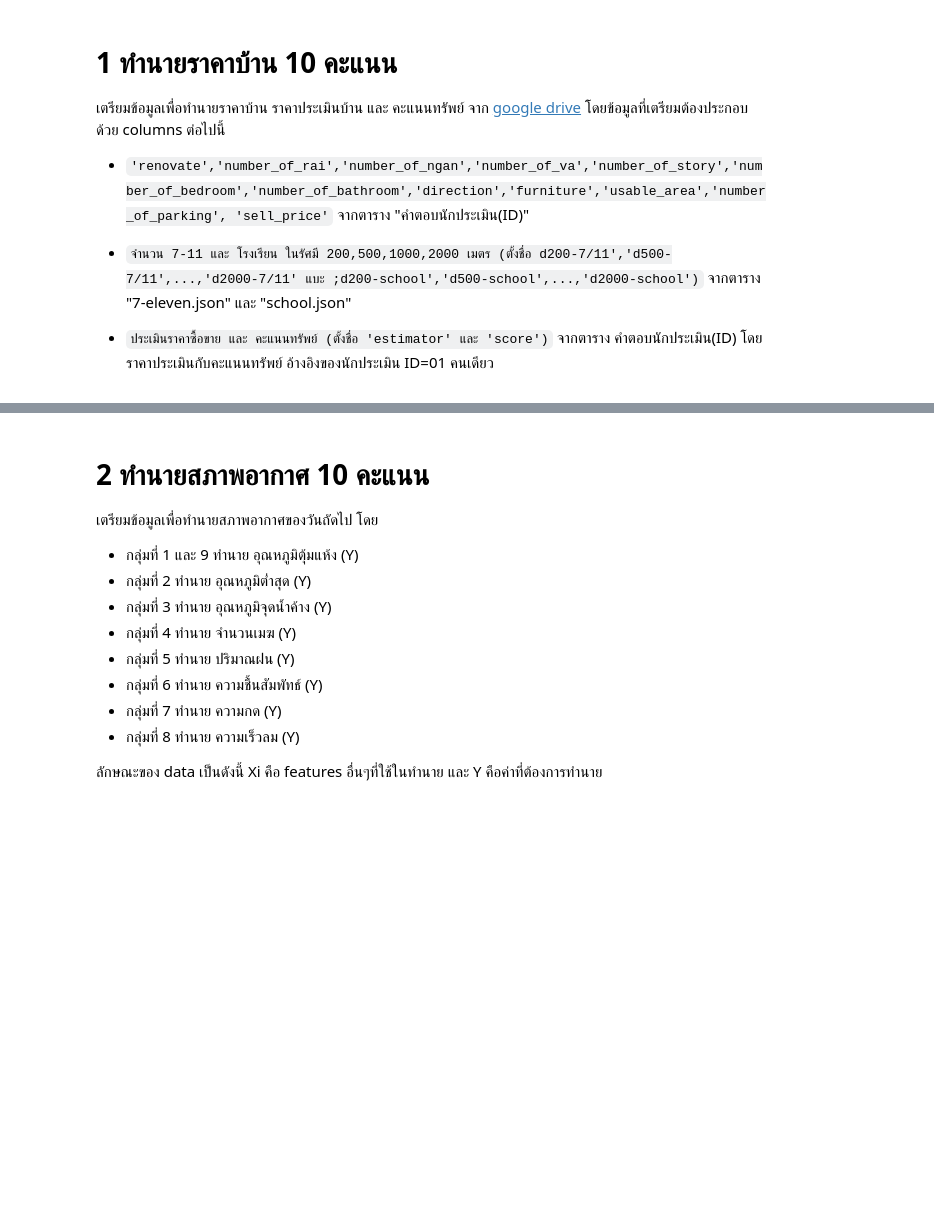
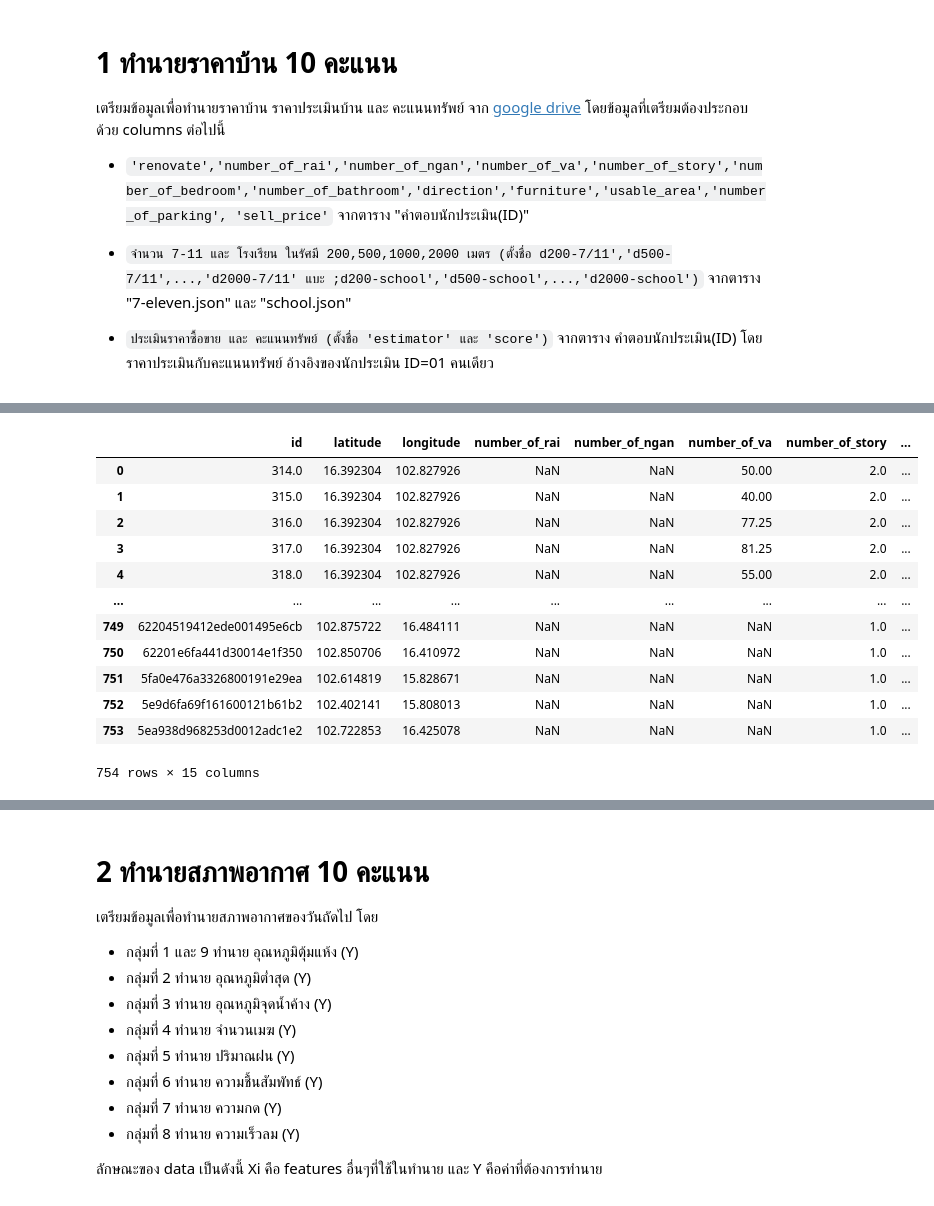
Before and after one commit to NewtonSawitta/bsc_dpdm22, a Jupyter notebook: midterm_dpdm22.ipynb, the cells around one changed output, grey strips where cells are left out. Drawn from its saved outputs; the diff is of its cells as text; code cells hidden in the pictures; blank space fills up the shorter version.

```diff
--- a/midterm_dpdm22.ipynb
+++ b/midterm_dpdm22.ipynb
@@ -11,0 +204,4 @@
+# %%
+link = 'https://docs.google.com/spreadsheets/d/1REdJzoGqhVn3fnM1I0GoSLzzeW2dAr2UNo1b64hNbJY/export?format=xlsx'
+home1 = pd.read_excel(link,sheet_name='บ้านมือ1')
+home1.head()
@@ -11,0 +226,3 @@
+# %%
+home1 = home1[['id','latitude','longitude','number_of_rai','number_of_ngan','number_of_va','number_of_story','number_of_bedroom','number_of_bathroom','direction','furniture','usable_area','number_of_parking', 'sell_price']]
+home1.head()
@@ -11,0 +236,18 @@
+# %%
+home1['second_hand'] = 'บ้านมือ1'
+# %%
+home1
+# %% [output]
+|  | id | latitude | longitude | number_of_rai | number_of_ngan | number_of_va | number_of_story | ... |
+| 0 | 314.0 | 16.392304 | 102.827926 | NaN | NaN | 50.00 | 2.0 | ... |
+| 1 | 315.0 | 16.392304 | 102.827926 | NaN | NaN | 40.00 | 2.0 | ... |
+| 2 | 316.0 | 16.392304 | 102.827926 | NaN | NaN | 77.25 | 2.0 | ... |
+| 3 | 317.0 | 16.392304 | 102.827926 | NaN | NaN | 81.25 | 2.0 | ... |
+| 4 | 318.0 | 16.392304 | 102.827926 | NaN | NaN | 55.00 | 2.0 | ... |
+| ... | ... | ... | ... | ... | ... | ... | ... | ... |
+| 749 | 62204519412ede001495e6cb | 102.875722 | 16.484111 | NaN | NaN | NaN | 1.0 | ... |
+| 750 | 62201e6fa441d30014e1f350 | 102.850706 | 16.410972 | NaN | NaN | NaN | 1.0 | ... |
+| 751 | 5fa0e476a3326800191e29ea | 102.614819 | 15.828671 | NaN | NaN | NaN | 1.0 | ... |
+| 752 | 5e9d6fa69f161600121b61b2 | 102.402141 | 15.808013 | NaN | NaN | NaN | 1.0 | ... |
+| 753 | 5ea938d968253d0012adc1e2 | 102.722853 | 16.425078 | NaN | NaN | NaN | 1.0 | ... |
+754 rows × 15 columns
```
Also changed, not shown: parts of 46 cells of this notebook.
